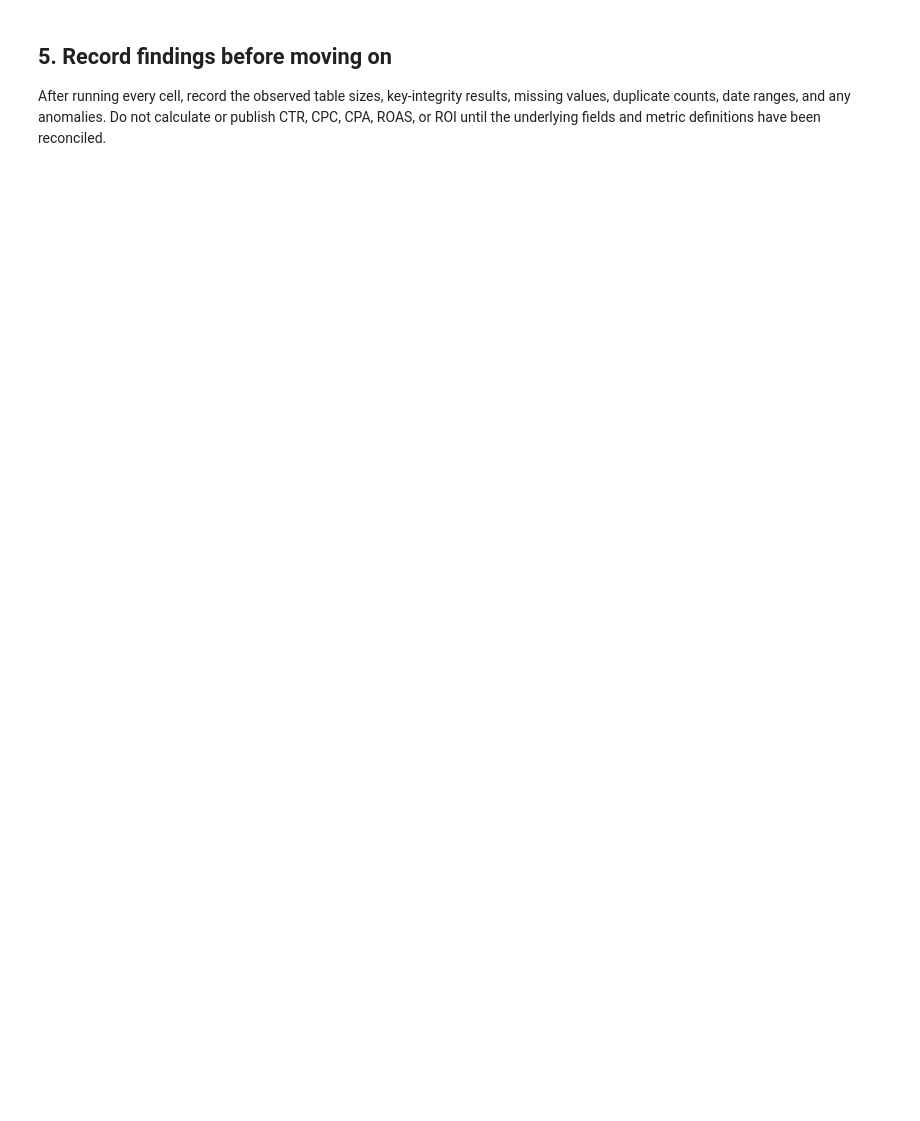
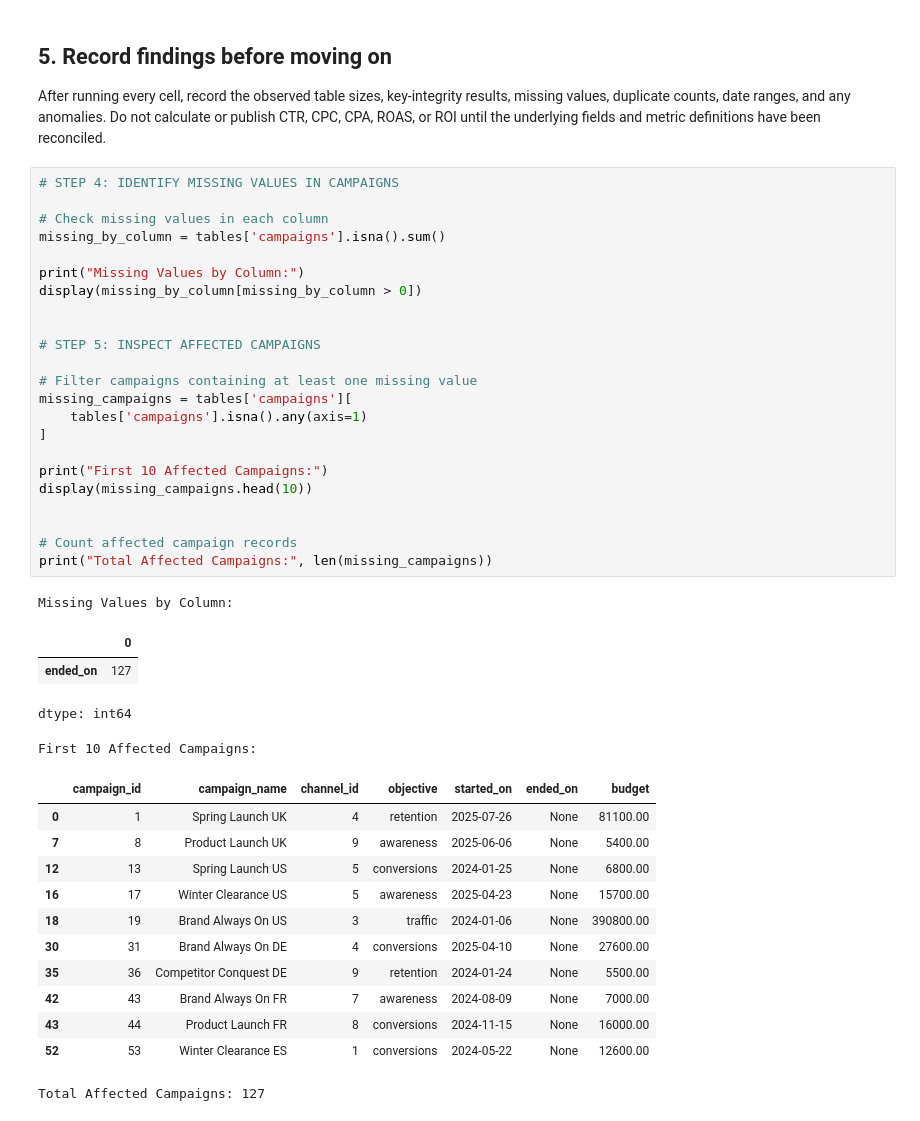
Before and after one commit to yprincedec/marketing-campaign-performance-roi-optimization, a Jupyter notebook: notebooks/01_data_inspection.ipynb, the cells around one changed output. Cells and saved outputs as stored; diff of their text form; blank space fills up the shorter version.

```diff
--- a/notebooks/01_data_inspection.ipynb
+++ b/notebooks/01_data_inspection.ipynb
@@ -133,3 +235,44 @@ print(f'Inspection summaries saved to: {output_dir}')
 ## 5. Record findings before moving on
 
 After running every cell, record the observed table sizes, key-integrity results, missing values, duplicate counts, date ranges, and any anomalies. Do not calculate or publish CTR, CPC, CPA, ROAS, or ROI until the underlying fields and metric definitions have been reconciled.
+# %%
+# STEP 4: IDENTIFY MISSING VALUES IN CAMPAIGNS
+
+# Check missing values in each column
+missing_by_column = tables['campaigns'].isna().sum()
+
+print("Missing Values by Column:")
+display(missing_by_column[missing_by_column > 0])
+
+
+# STEP 5: INSPECT AFFECTED CAMPAIGNS
+
+# Filter campaigns containing at least one missing value
+missing_campaigns = tables['campaigns'][
+    tables['campaigns'].isna().any(axis=1)
+]
+
+print("First 10 Affected Campaigns:")
+display(missing_campaigns.head(10))
+
+
+# Count affected campaign records
+print("Total Affected Campaigns:", len(missing_campaigns))
+# %% [output]
+Missing Values by Column:
+|  | 0 |
+| ended_on | 127 |
+dtype: int64
+First 10 Affected Campaigns:
+|  | campaign_id | campaign_name | channel_id | objective | started_on | ended_on | budget |
+| 0 | 1 | Spring Launch UK | 4 | retention | 2025-07-26 | None | 81100.00 |
+| 7 | 8 | Product Launch UK | 9 | awareness | 2025-06-06 | None | 5400.00 |
+| 12 | 13 | Spring Launch US | 5 | conversions | 2024-01-25 | None | 6800.00 |
+| 16 | 17 | Winter Clearance US | 5 | awareness | 2025-04-23 | None | 15700.00 |
+| 18 | 19 | Brand Always On US | 3 | traffic | 2024-01-06 | None | 390800.00 |
+| 30 | 31 | Brand Always On DE | 4 | conversions | 2025-04-10 | None | 27600.00 |
+| 35 | 36 | Competitor Conquest DE | 9 | retention | 2024-01-24 | None | 5500.00 |
+| 42 | 43 | Brand Always On FR | 7 | awareness | 2024-08-09 | None | 7000.00 |
+| 43 | 44 | Product Launch FR | 8 | conversions | 2024-11-15 | None | 16000.00 |
+| 52 | 53 | Winter Clearance ES | 1 | conversions | 2024-05-22 | None | 12600.00 |
+Total Affected Campaigns: 127
```
Also changed, not shown: parts of 7 cells of this notebook.
